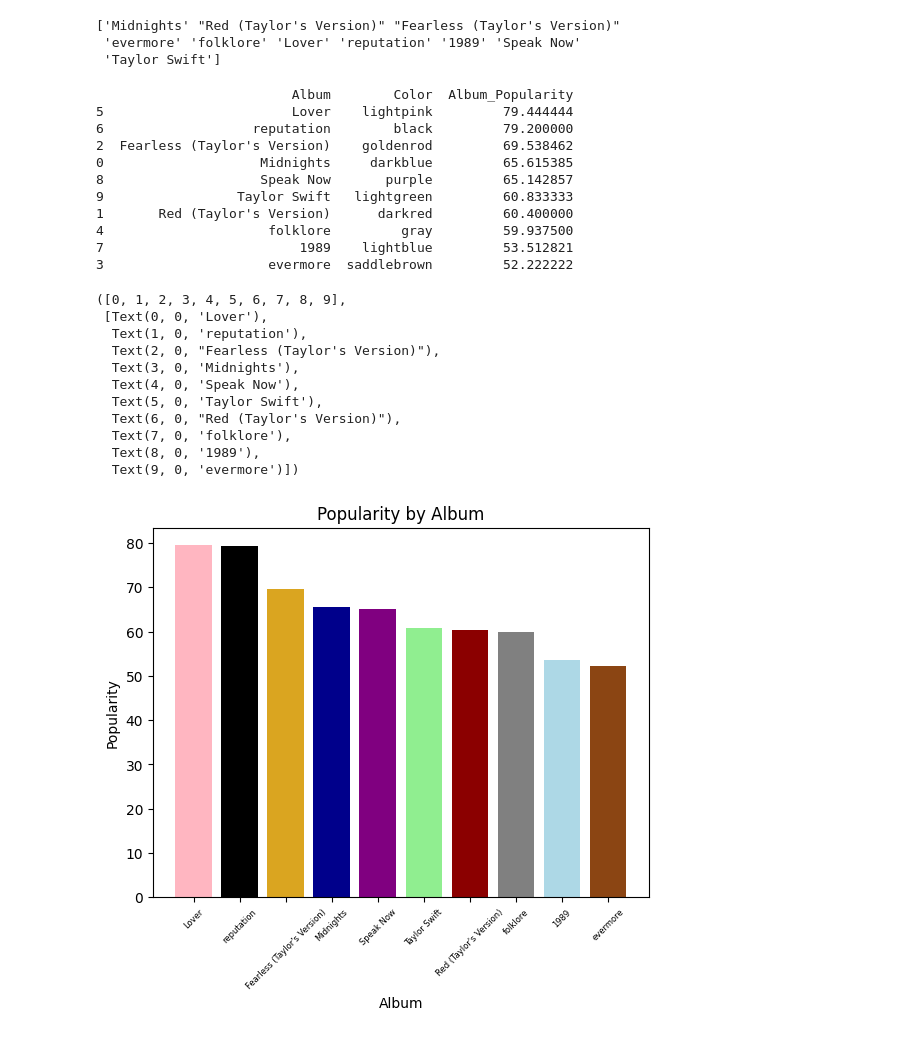
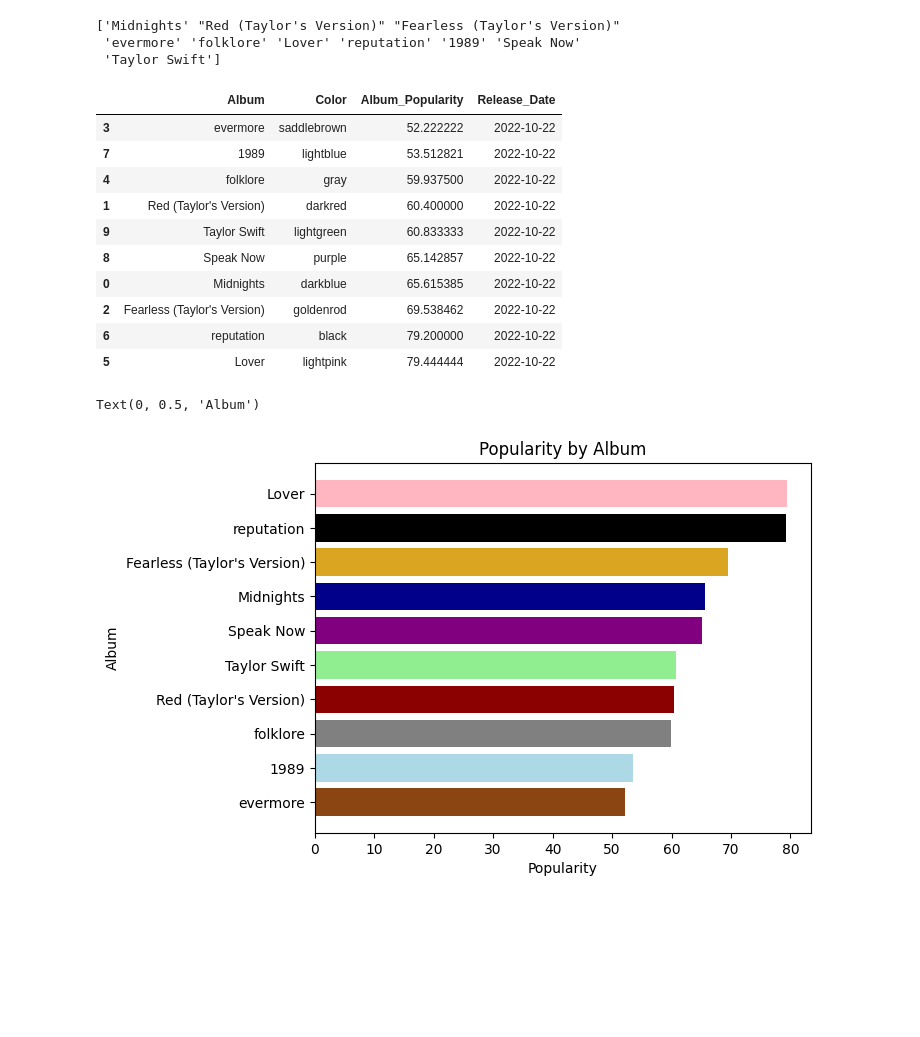
Before and after one commit to carlytamer/python-basics-taylors-version, a Jupyter notebook: main.ipynb, the cells around one changed output. Drawn from its saved outputs; the diff is of its cells as text; code cells hidden in the pictures; blank space fills up the shorter version.

```diff
--- a/main.ipynb
+++ b/main.ipynb
@@ -59,37 +59,27 @@ df=pd.DataFrame() #Declare empty df
 df['Album']=filteredalbums #Adding columns to df
 df['Color']=colors
 df['Album_Popularity']=albumpop.values()
-df=df.sort_values(by=['Album_Popularity'], ascending=False) #Sort df by Album_Popularity
-print(df)
+#df['Release_Date']=tsdata.release_date
+df=df.sort_values(by=['Album_Popularity'], ascending=True) #Sort df by Album_Popularity
+df
 # %% [output]
-                         Album        Color  Album_Popularity
-5                        Lover    lightpink         79.444444
-6                   reputation        black         79.200000
-2  Fearless (Taylor's Version)    goldenrod         69.538462
-0                    Midnights     darkblue         65.615385
-8                    Speak Now       purple         65.142857
-9                 Taylor Swift   lightgreen         60.833333
-1       Red (Taylor's Version)      darkred         60.400000
-4                     folklore         gray         59.937500
-7                         1989    lightblue         53.512821
-3                     evermore  saddlebrown         52.222222
+|  | Album | Color | Album_Popularity | Release_Date |
+| 3 | evermore | saddlebrown | 52.222222 | 2022-10-22 |
+| 7 | 1989 | lightblue | 53.512821 | 2022-10-22 |
+| 4 | folklore | gray | 59.937500 | 2022-10-22 |
+| 1 | Red (Taylor's Version) | darkred | 60.400000 | 2022-10-22 |
+| 9 | Taylor Swift | lightgreen | 60.833333 | 2022-10-22 |
+| 8 | Speak Now | purple | 65.142857 | 2022-10-22 |
+| 0 | Midnights | darkblue | 65.615385 | 2022-10-22 |
+| 2 | Fearless (Taylor's Version) | goldenrod | 69.538462 | 2022-10-22 |
+| 6 | reputation | black | 79.200000 | 2022-10-22 |
+| 5 | Lover | lightpink | 79.444444 | 2022-10-22 |
 # %%
 #Make bar chart Album_Popularity vs. Album from df, using coordinating colors
-plt.bar(df['Album'],df['Album_Popularity'],color=df['Color'])
+plt.barh(df['Album'],df['Album_Popularity'],color=df['Color'])
 plt.title('Popularity by Album')
-plt.xlabel('Album')
-plt.ylabel('Popularity')
-plt.xticks(fontsize=6, rotation=45)
+plt.xlabel('Popularity')
+plt.ylabel('Album')
 # %% [output]
-([0, 1, 2, 3, 4, 5, 6, 7, 8, 9],
- [Text(0, 0, 'Lover'),
-  Text(1, 0, 'reputation'),
-  Text(2, 0, "Fearless (Taylor's Version)"),
-  Text(3, 0, 'Midnights'),
-  Text(4, 0, 'Speak Now'),
-  Text(5, 0, 'Taylor Swift'),
-  Text(6, 0, "Red (Taylor's Version)"),
-  Text(7, 0, 'folklore'),
-  Text(8, 0, '1989'),
-  Text(9, 0, 'evermore')])
+Text(0, 0.5, 'Album')
-[figure, old version]
+[figure, new version]
```
